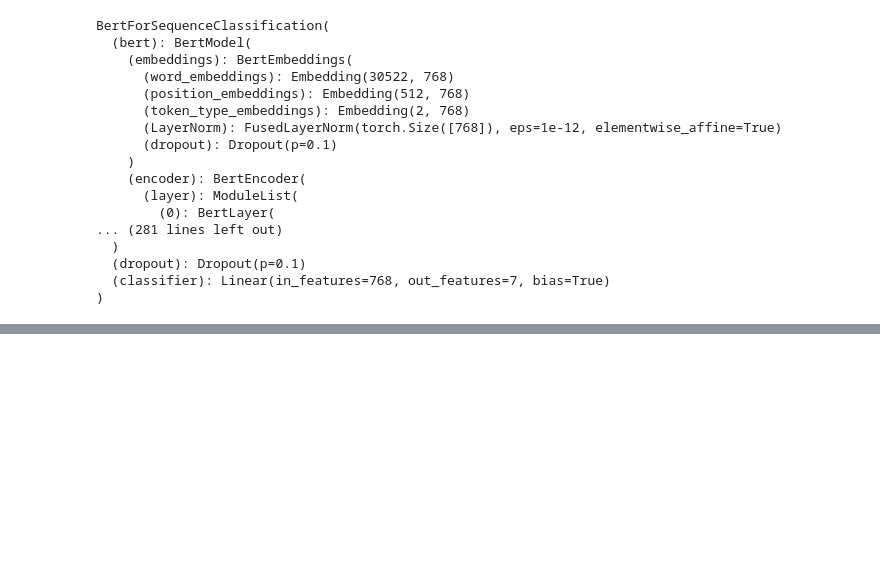
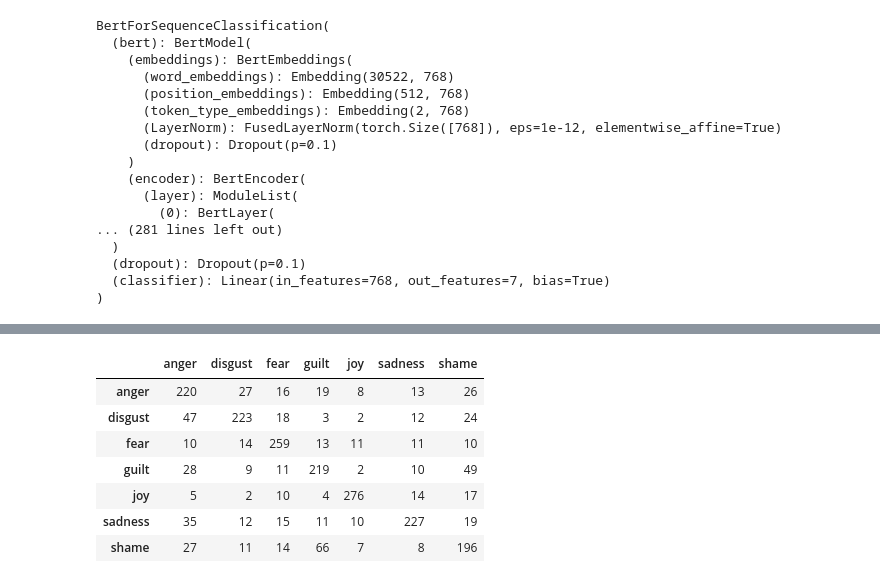
Before and after one commit to nakamura41/emotion_detection_notebooks, a Jupyter notebook: ISEAR_Emotion_Analysis_BERT_PyTorch.ipynb, the cells around one changed output, grey strips where cells are left out. Drawn from its saved outputs; the diff is of its cells as text; code cells hidden in the pictures; blank space fills up the shorter version.

```diff
--- a/ISEAR_Emotion_Analysis_BERT_PyTorch.ipynb
+++ b/ISEAR_Emotion_Analysis_BERT_PyTorch.ipynb
@@ -797,0 +846,3 @@ HBox(children=(IntProgress(value=0, description='Evaluating', max=288, style=Pro
+# %%
+test_result = evaluate('eval', test_features, test_batch_size)
+test_loss, test_accuracy, test_pred_label_ids, test_actual_label_ids = test_result
@@ -797,0 +858,19 @@ HBox(children=(IntProgress(value=0, description='Evaluating', max=288, style=Pro
+# %%
+from sklearn.metrics import confusion_matrix, precision_recall_fscore_support, accuracy_score
+
+cf_matrix = confusion_matrix(test_actual_label_ids, test_pred_label_ids)
+
+df_cm = pd.DataFrame(
+    cf_matrix, index=dataset.get_labels(), columns=dataset.get_labels(),
+)
+
+df_cm
+# %% [output]
+|  | anger | disgust | fear | guilt | joy | sadness | shame |
+| anger | 220 | 27 | 16 | 19 | 8 | 13 | 26 |
+| disgust | 47 | 223 | 18 | 3 | 2 | 12 | 24 |
+| fear | 10 | 14 | 259 | 13 | 11 | 11 | 10 |
+| guilt | 28 | 9 | 11 | 219 | 2 | 10 | 49 |
+| joy | 5 | 2 | 10 | 4 | 276 | 14 | 17 |
+| sadness | 35 | 12 | 15 | 11 | 10 | 227 | 19 |
+| shame | 27 | 11 | 14 | 66 | 7 | 8 | 196 |
```
Also changed, not shown: parts of 18 cells of this notebook.
